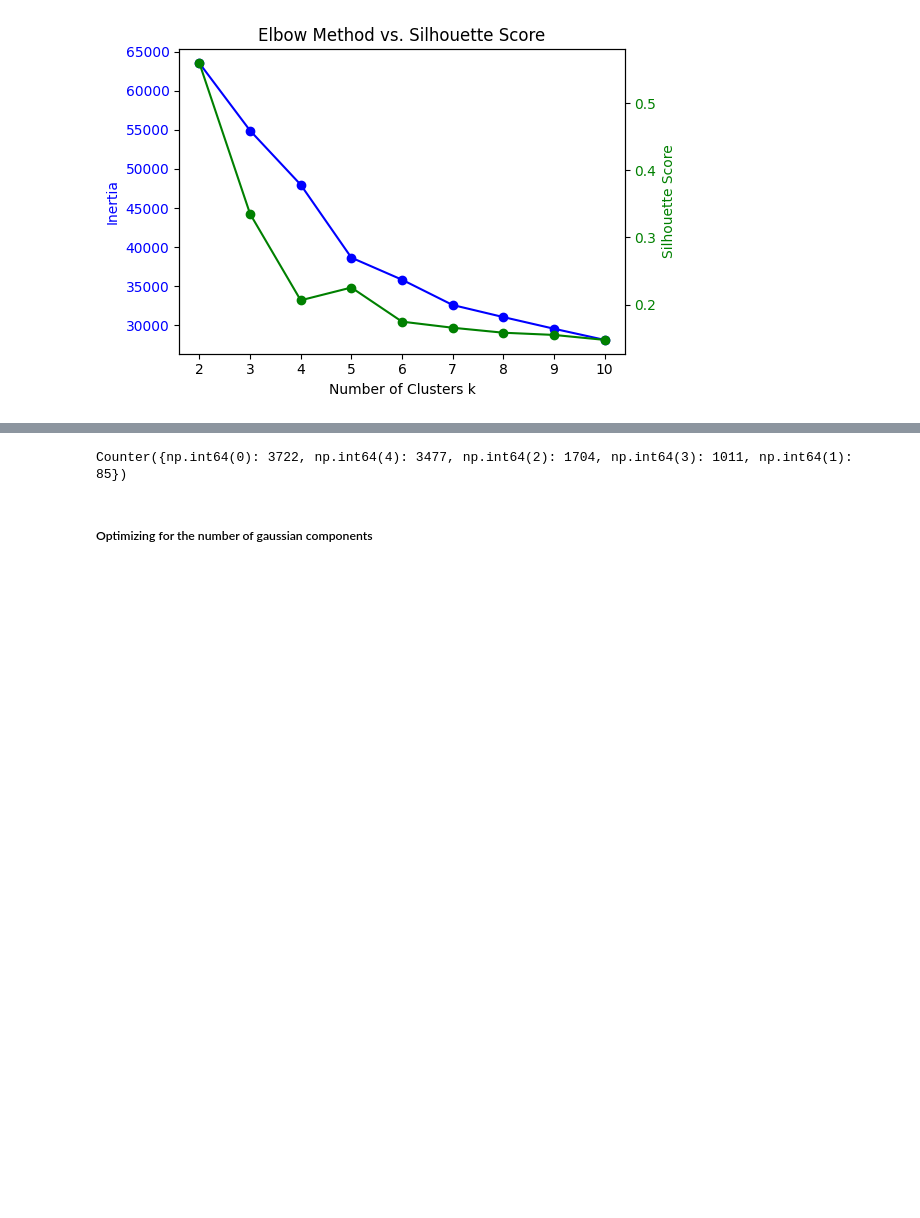
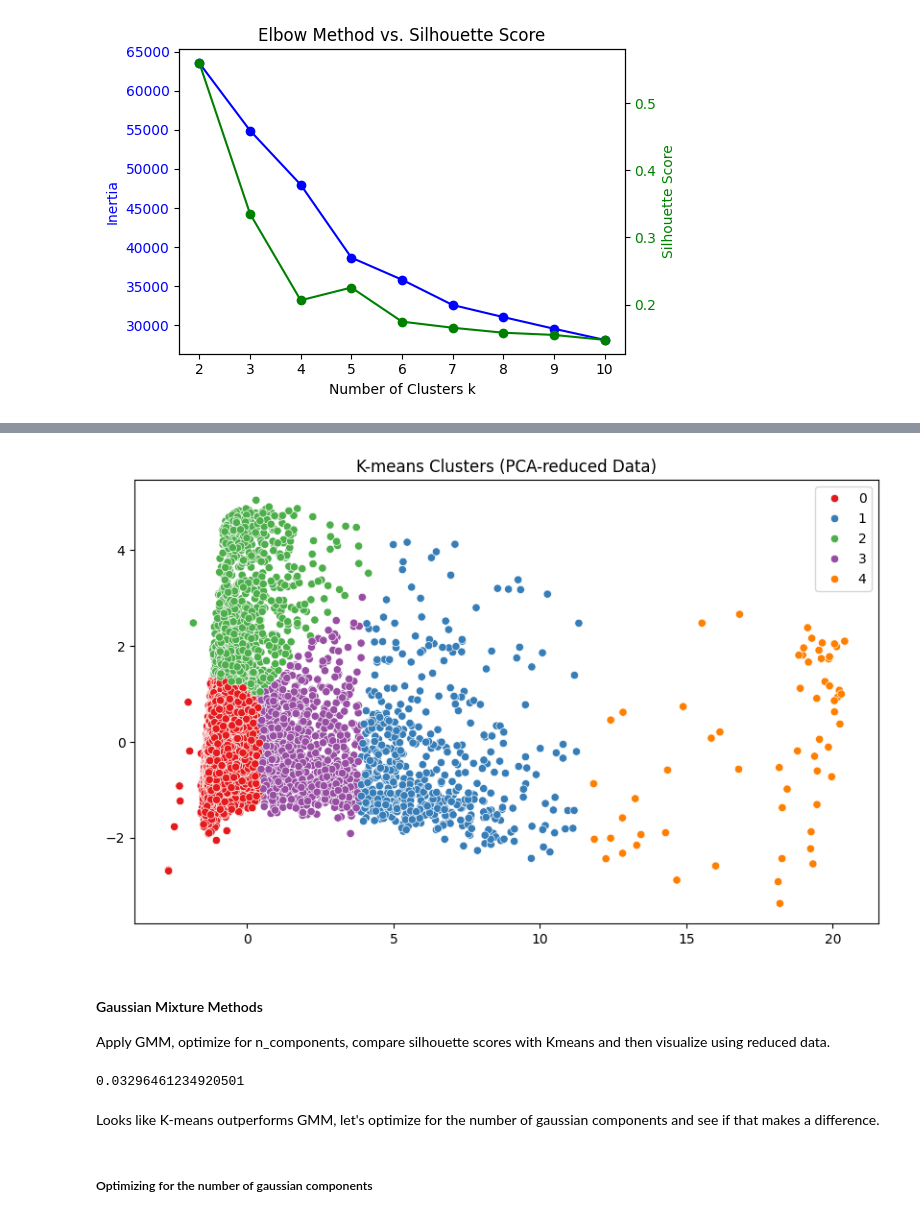
Before and after one commit to WamzMwangi/Advanced_Machine_Learning, a Jupyter notebook: Clustering_Algorithms/Spotify_clustering_project.ipynb, the cells around one changed output, grey strips where cells are left out. Drawn from its saved outputs; the diff is of its cells as text; code cells hidden in the pictures; blank space fills up the shorter version.

```diff
--- a/Clustering_Algorithms/Spotify_clustering_project.ipynb
+++ b/Clustering_Algorithms/Spotify_clustering_project.ipynb
@@ -201,3 +210,25 @@ Counter({np.int32(4): 5850, np.int32(0): 2243, np.int32(3): 976, np.int32(2): 86
+# %%
+#first reduce the dimensions to 2D with PCA
+from sklearn.decomposition import PCA
+pca = PCA(n_components=2)
+pca_result = pca.fit_transform(scaled_df)
+# %%
+#apply clustering to the PCA result
+kmeans_pca = KMeans(n_clusters=5, random_state=0,init='k-means++',n_init="auto").fit(pca_result)
+kmeans_pca.fit(pca_result)
+pca_labels_kmeans = kmeans_pca.labels_
+# %%
+#plot the clusters
+plt.figure(figsize=(10, 6))
+sns.scatterplot(x=pca_result[:, 0], y=pca_result[:, 1], hue=pca_labels_kmeans, palette='Set1')
+plt.title('K-means Clusters (PCA-reduced Data)')
+plt.show()
+# %% [output]
+[figure, added]
+# %% [markdown]
+#### Gaussian Mixture Methods
+
+Apply GMM, optimize for n_components, compare silhouette scores with Kmeans and then visualize using reduced data.
 # %%
 #apply gaussian mixture model
 from sklearn.mixture import GaussianMixture
@@ -210,11 +241,13 @@ gmm.fit(scaled_df)
 # Get cluster labels and probabilities
 labels = gmm.predict(scaled_df)
 probs = gmm.predict_proba(scaled_df)
-# %%
-import collections
-print(collections.Counter(labels))
-# %% [output]
-Counter({np.int64(0): 3722, np.int64(4): 3477, np.int64(2): 1704, np.int64(3): 1011, np.int64(1): 85})
+# %%
+#report silhouette score for GMM
+silhouette_score(scaled_df, labels, metric='euclidean')
+# %% [output]
+0.03296461234920501
+# %% [markdown]
+Looks like K-means outperforms GMM, let's optimize for the number of gaussian components and see if that makes a difference.
 # %% [markdown]
 ##### Optimizing for the number of gaussian components
 # %%
```
Also changed, not shown: parts of 22 cells of this notebook.
